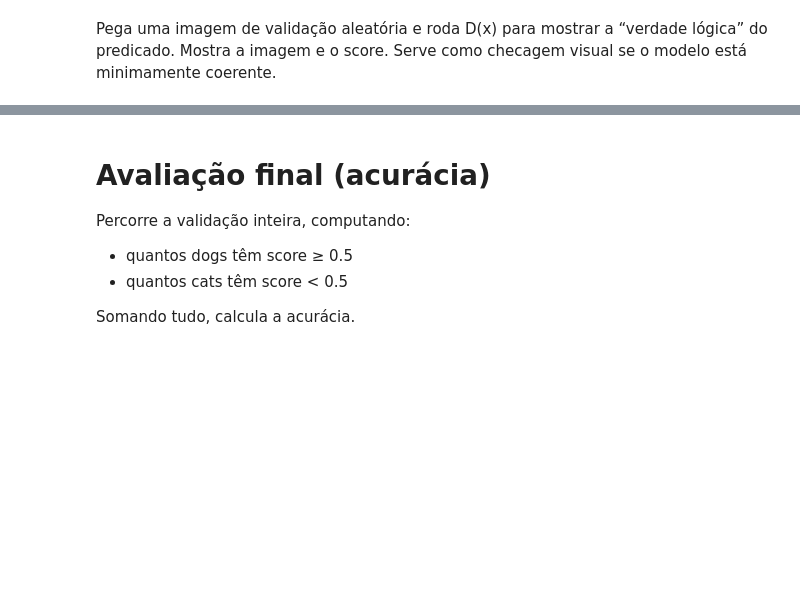
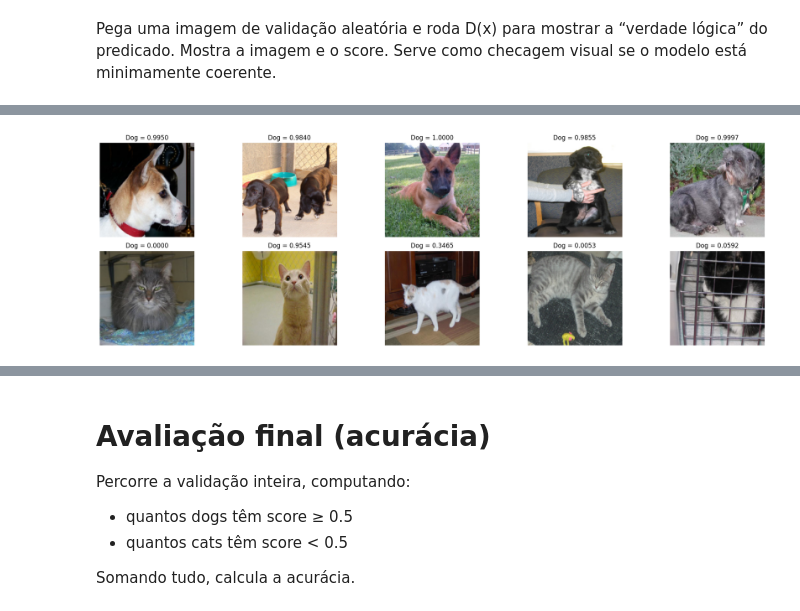
Before and after one commit to AndreKaled/classificador-cao-gato, a Jupyter notebook: classificador_cao_gato.ipynb, the cells around one changed output, grey strips where cells are left out. Saved outputs shown, nothing was run; the diff lists cells and outputs as text; code cells hidden in the pictures; blank space fills up the shorter version.

```diff
--- a/classificador_cao_gato.ipynb
+++ b/classificador_cao_gato.ipynb
@@ -204,9 +205,10 @@ class CNNClassificador(nn.Module):
 
         self.conv3 = nn.Conv2d(64, 128, 3, padding=1)
         self.pool3 = nn.MaxPool2d(2, 2)
+        self.avgpool = nn.AdaptiveAvgPool2d((4, 4))
 
         # flatten + fully connected: transforma padrões em saidas classificaveis
-        self.fc1 = nn.Linear(128*28*28, 128)
+        self.fc1 = nn.Linear(128*4*4, 128)
         self.dropout = nn.Dropout(0.5)
         self.fc2 = nn.Linear(128, 64)
         self.fc3 = nn.Linear(64, 1)
@@ -217,6 +219,8 @@ class CNNClassificador(nn.Module):
         x = self.pool1(F.relu(self.conv1(x)))
         x = self.pool2(F.relu(self.conv2(x)))
         x = self.pool3(F.relu(self.conv3(x)))
+
+        x = self.avgpool(x)
 
         # achata para passar pelas fully connected
         x = x.view(x.size(0), -1)
@@ -323,8 +331,8 @@ for epoch in range(40):
     train_loader = zip(train_cats_loader, train_dogs_loader)
     train_sat = train_loss = 0.
     for batch, (cats, dogs) in enumerate(train_loader):
-        cat = cats[0]
-        dog = dogs[0]
+        cat = cats[0].to(device)
+        dog = dogs[0].to(device)
 
         optimizer.zero_grad()
 
@@ -426,3 +402,61 @@ Text(0.5, 1.0, 'Dog(...) = 0.0000')
+# %%
+from torchvision.transforms import ToPILImage
+import matplotlib.pyplot as plt
+
+model.eval()
+
+# Quantidade de imagens por classe que você quer exibir
+N = 5
+
+if "val_dogs_iter" not in globals():
+    val_dogs_iter = iter(val_dogs_loader)
+if "val_cats_iter" not in globals():
+    val_cats_iter = iter(val_cats_loader)
+
+try:
+    batch_dog = next(val_dogs_iter)
+except StopIteration:
+    val_dogs_iter = iter(val_dogs_loader)
+    batch_dog = next(val_dogs_iter)
+
+try:
+    batch_cat = next(val_cats_iter)
+except StopIteration:
+    val_cats_iter = iter(val_cats_loader)
+    batch_cat = next(val_cats_iter)
+
+images_dog = batch_dog[0][:N]
+images_cat = batch_cat[0][:N]
+
+fig = plt.figure(figsize=(4*N, 6))
+
+to_pil = ToPILImage()
+
+for idx in range(N):
+    # Dog
+    dog = images_dog[idx:idx+1]
+    dog_score = D(ltn.Variable("dog", dog)).value.item()
+    # dog_score = model(dog.to(device)).item()   # sem LTN
+
+    ax = fig.add_subplot(2, N, idx+1)
+    ax.axis("off")
+    ax.imshow(to_pil(dog[0].cpu()))
+    ax.set_title(f"Dog = {dog_score:.4f}")
+
+    # Cat
+    cat = images_cat[idx:idx+1]
+    cat_score = D(ltn.Variable("cat", cat)).value.item()
+    # cat_score = model(cat.to(device)).item()
+
+    ax = fig.add_subplot(2, N, N + idx + 1)
+    ax.axis("off")
+    ax.imshow(to_pil(cat[0].cpu()))
+    ax.set_title(f"Dog = {cat_score:.4f}")
+
+plt.tight_layout()
+plt.show()
+# %% [output]
+[figure, added]
 # %%
 if 'dogs' in globals(): del dogs
 if 'cats' in globals(): del cats
```
Also changed, not shown: parts of 13 cells of this notebook.
